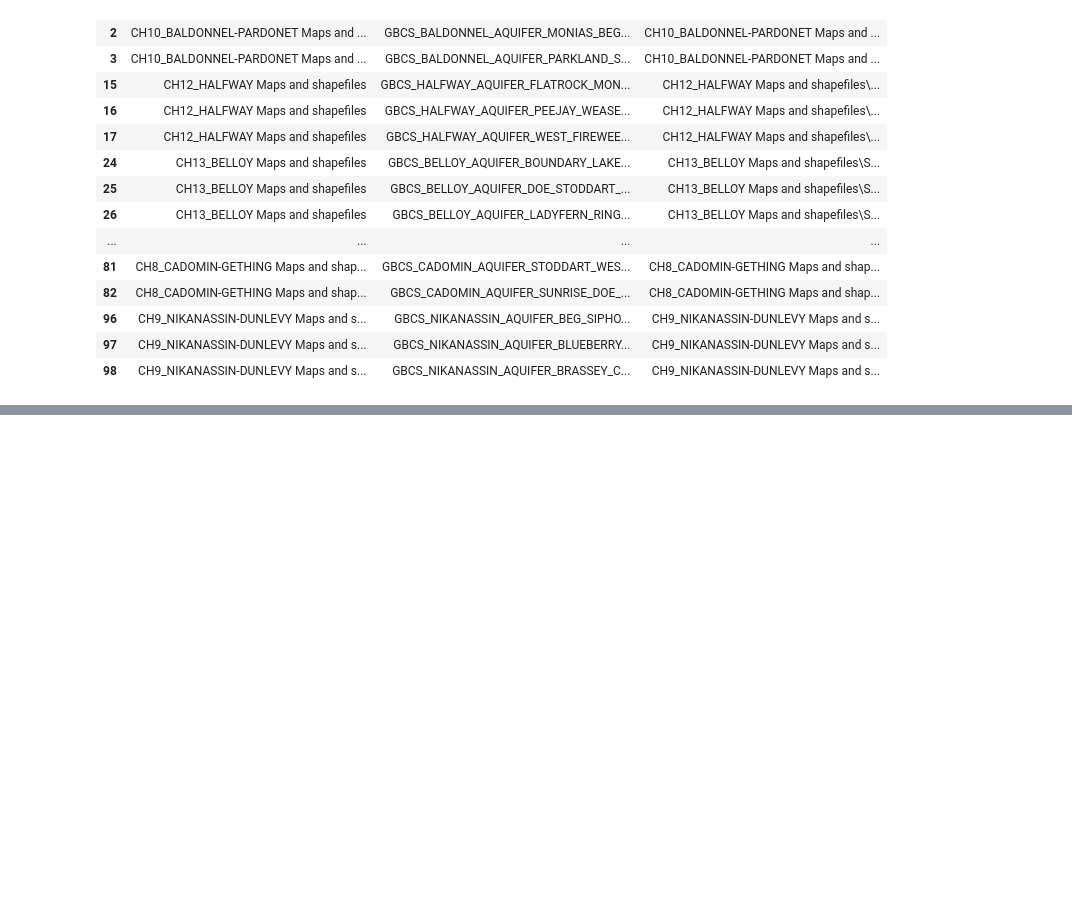
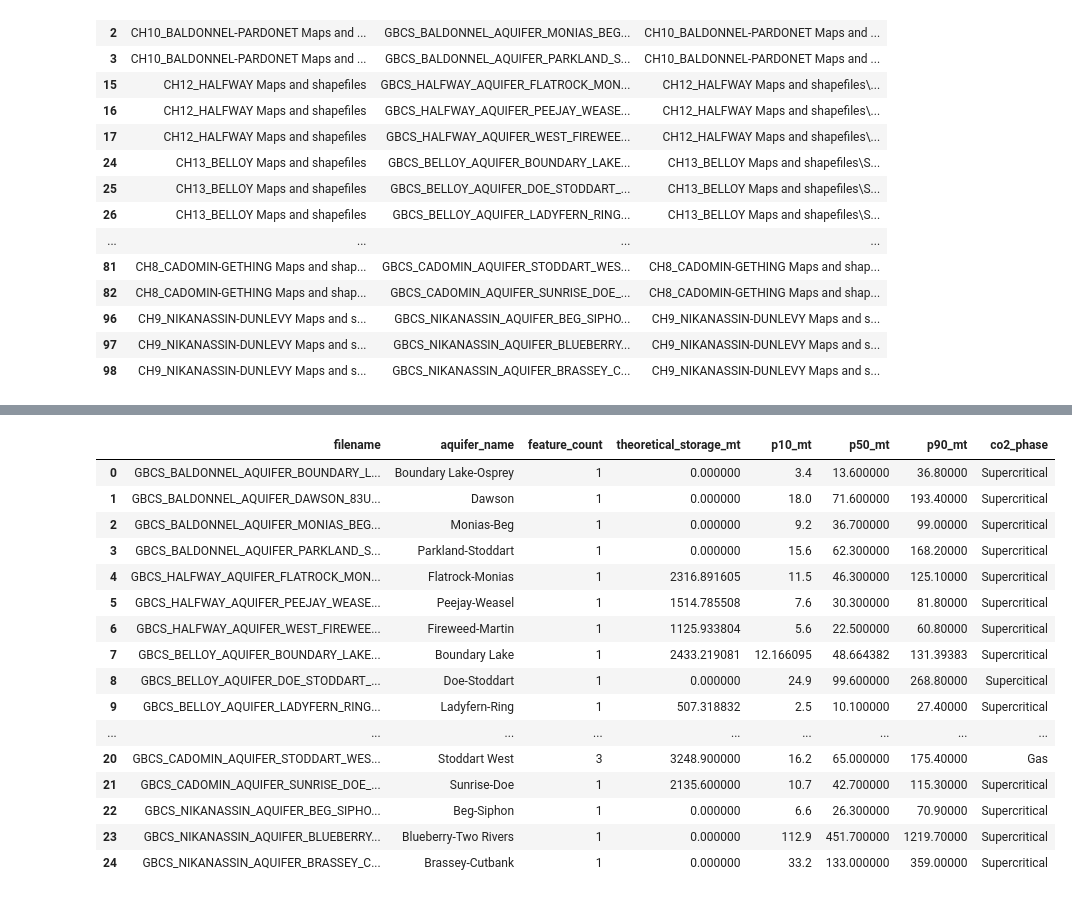
Before and after one commit to andrew-vigars/canco2-storage, a Jupyter notebook: notebooks/02_bc_ne_storage_atlas.ipynb, the cells around one changed output, grey strips where cells are left out. Saved outputs shown, nothing was run; the diff lists cells and outputs as text; code cells hidden in the pictures; blank space fills up the shorter version.

```diff
--- a/notebooks/02_bc_ne_storage_atlas.ipynb
+++ b/notebooks/02_bc_ne_storage_atlas.ipynb
@@ -1882,0 +2234,15 @@ Aquifer shapefiles: 25
+# %%
+# ---------------------------------------------------------------------------
+# Display multi-feature aquifer records
+# ---------------------------------------------------------------------------
+
+for _, row in aquifer_shapefiles.iterrows():
+    shp_path = APPENDIX_E / row["relative_path"]
+
+    print(f"Reading: {row['filename']}")
+
+    gdf = gpd.read_file(shp_path)
+
+    if len(gdf) > 1:
+        print("-" * 100)
+        display(gdf)
@@ -1882,0 +2604,57 @@ Aquifer shapefiles: 25
+# %%
+# ---------------------------------------------------------------------------
+# Build one logical record per aquifer shapefile
+# ---------------------------------------------------------------------------
+
+def first_existing_value(gdf, candidates):
+    for field in candidates:
+        if field in gdf.columns:
+            return gdf[field].iloc[0]
+    return None
+
+
+aquifer_shp_records = []
+
+for _, row in aquifer_shapefiles.iterrows():
+    shp_path = APPENDIX_E / row["relative_path"]
+    gdf = gpd.read_file(shp_path)
+
+    aquifer_shp_records.append(
+        {
+            "filename": row["filename"],
+            "aquifer_name": aquifer_name_map[row["filename"]],
+            "feature_count": len(gdf),
+
+            "theoretical_storage_mt": first_existing_value(
+                gdf,
+                ["Th_SCap_MT", "TH_SCap_MT"],
+            ),
+
+            "p10_mt": first_existing_value(
+                gdf,
+                ["Eff_SCap_h"],
+            ),
+
+            "p50_mt": first_existing_value(
+                gdf,
+                ["Eff_SCap_2", "Eff_Scap_2"],
+            ),
+
+            "p90_mt": first_existing_value(
+                gdf,
+                ["Eff_SCap_5", "Eff_Scap_5"],
+            ),
+
+            "co2_phase": first_existing_value(
+                gdf,
+                ["CO2_PHASE", "CO2_Phase"],
+            ),
+        }
+    )
+
+aquifer_shp_summary = pd.DataFrame(aquifer_shp_records)
+
+print(f"Aquifer SHP logical records: {len(aquifer_shp_summary)}")
+
+display(aquifer_shp_summary)
+# %% [output]
@@ -1882,0 +2662,17 @@ Aquifer shapefiles: 25
+|  | filename | aquifer_name | feature_count | theoretical_storage_mt | p10_mt | p50_mt | p90_mt | co2_phase |
+| 0 | GBCS_BALDONNEL_AQUIFER_BOUNDARY_L... | Boundary Lake-Osprey | 1 | 0.000000 | 3.4 | 13.600000 | 36.80000 | Supercritical |
+| 1 | GBCS_BALDONNEL_AQUIFER_DAWSON_83U... | Dawson | 1 | 0.000000 | 18.0 | 71.600000 | 193.40000 | Supercritical |
+| 2 | GBCS_BALDONNEL_AQUIFER_MONIAS_BEG... | Monias-Beg | 1 | 0.000000 | 9.2 | 36.700000 | 99.00000 | Supercritical |
+| 3 | GBCS_BALDONNEL_AQUIFER_PARKLAND_S... | Parkland-Stoddart | 1 | 0.000000 | 15.6 | 62.300000 | 168.20000 | Supercritical |
+| 4 | GBCS_HALFWAY_AQUIFER_FLATROCK_MON... | Flatrock-Monias | 1 | 2316.891605 | 11.5 | 46.300000 | 125.10000 | Supercritical |
+| 5 | GBCS_HALFWAY_AQUIFER_PEEJAY_WEASE... | Peejay-Weasel | 1 | 1514.785508 | 7.6 | 30.300000 | 81.80000 | Supercritical |
+| 6 | GBCS_HALFWAY_AQUIFER_WEST_FIREWEE... | Fireweed-Martin | 1 | 1125.933804 | 5.6 | 22.500000 | 60.80000 | Supercritical |
+| 7 | GBCS_BELLOY_AQUIFER_BOUNDARY_LAKE... | Boundary Lake | 1 | 2433.219081 | 12.166095 | 48.664382 | 131.39383 | Supercritical |
+| 8 | GBCS_BELLOY_AQUIFER_DOE_STODDART_... | Doe-Stoddart | 1 | 0.000000 | 24.9 | 99.600000 | 268.80000 | Supercitical |
+| 9 | GBCS_BELLOY_AQUIFER_LADYFERN_RING... | Ladyfern-Ring | 1 | 507.318832 | 2.5 | 10.100000 | 27.40000 | Supercritical |
+| ... | ... | ... | ... | ... | ... | ... | ... | ... |
+| 20 | GBCS_CADOMIN_AQUIFER_STODDART_WES... | Stoddart West | 3 | 3248.900000 | 16.2 | 65.000000 | 175.40000 | Gas |
+| 21 | GBCS_CADOMIN_AQUIFER_SUNRISE_DOE_... | Sunrise-Doe | 1 | 2135.600000 | 10.7 | 42.700000 | 115.30000 | Supercritical |
+| 22 | GBCS_NIKANASSIN_AQUIFER_BEG_SIPHO... | Beg-Siphon | 1 | 0.000000 | 6.6 | 26.300000 | 70.90000 | Supercritical |
+| 23 | GBCS_NIKANASSIN_AQUIFER_BLUEBERRY... | Blueberry-Two Rivers | 1 | 0.000000 | 112.9 | 451.700000 | 1219.70000 | Supercritical |
+| 24 | GBCS_NIKANASSIN_AQUIFER_BRASSEY_C... | Brassey-Cutbank | 1 | 0.000000 | 33.2 | 133.000000 | 359.00000 | Supercritical |
```
Also changed, not shown: parts of 35 cells of this notebook.
